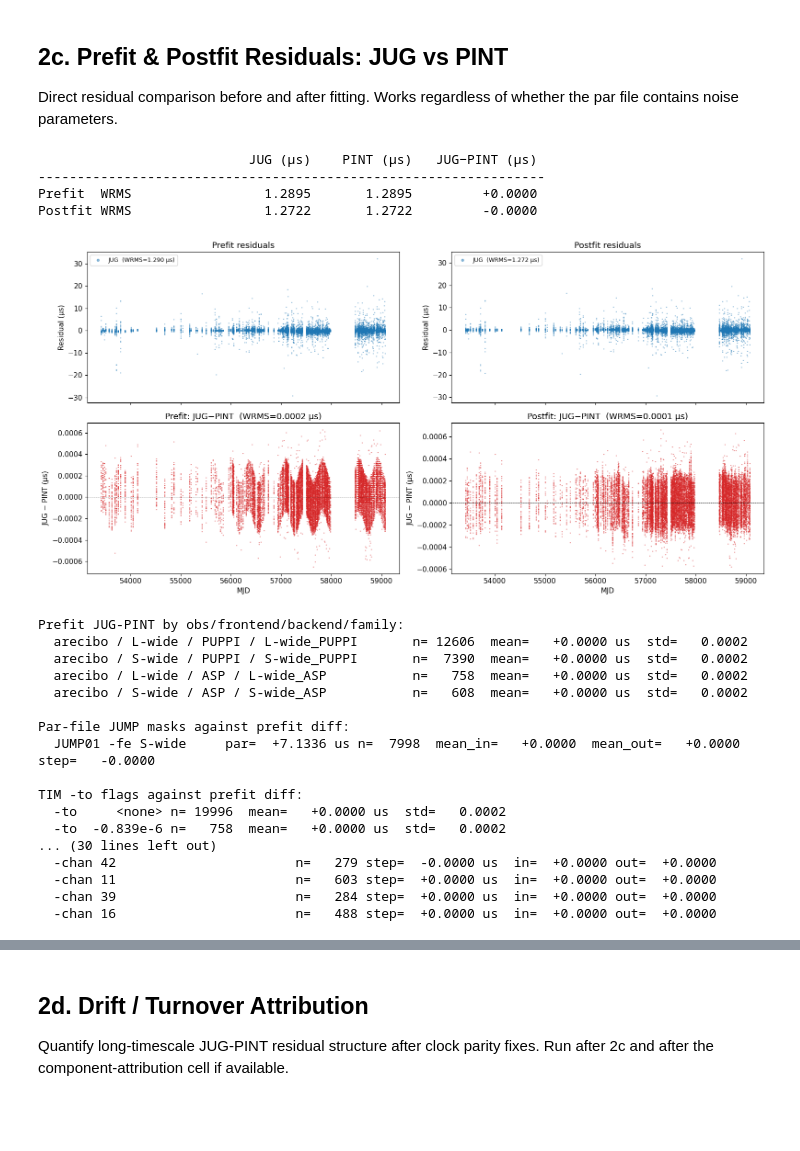
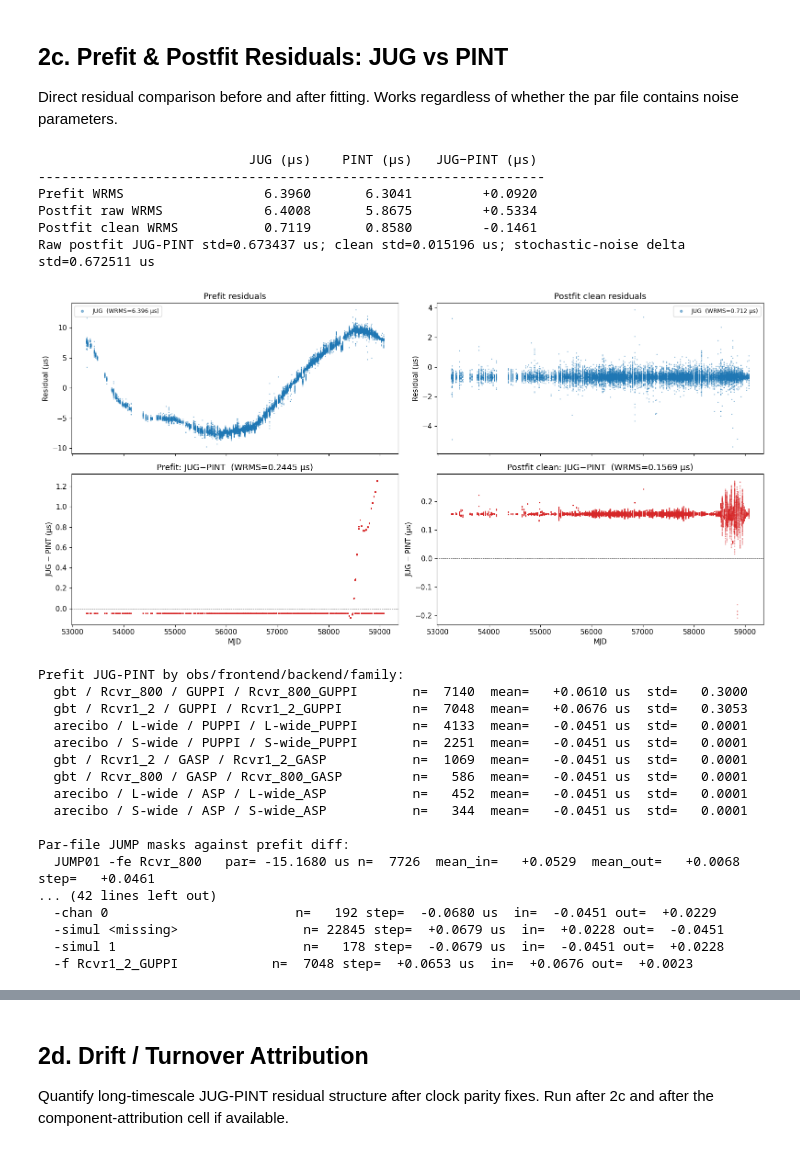
Before and after one commit to MattTMiles/jug, a Jupyter notebook: notebooks/jug_vs_pint_noise_comparison.ipynb, the cells around one changed output, grey strips where cells are left out. Saved outputs shown, nothing was run; the diff lists cells and outputs as text; code cells hidden in the pictures; blank space fills up the shorter version.

```diff
--- a/notebooks/jug_vs_pint_noise_comparison.ipynb
+++ b/notebooks/jug_vs_pint_noise_comparison.ipynb
@@ -130,8 +130,10 @@ Sorted for PINT: pks2gps.draft~, time_ao.dat, pks2gps.clk~, pks2gps.bkp, pks2gps
 # par = '/home/mattm/projects/jug_test_files/jug_debug/from_MKeith/Mike_K/ideal.par'
 # tim = '/home/mattm/projects/jug_test_files/jug_debug/from_MKeith/Mike_K/ideal.tim'
 
-par = "/home/mattm/soft/JUG/data/pulsars/NG_data/NG_15yr_partim/J1713+0747ao_PINT_20220306.nb.par"
-tim = "/home/mattm/soft/JUG/data/pulsars/NG_data/NG_15yr_partim/J1713+0747ao_PINT_20220306.nb.tim"
+psrtag = "B1937+21_PINT_20220306"
+
+par = f"/home/mattm/soft/JUG/data/pulsars/NG_data/NG_15yr_partim/{psrtag}.nb.par"
+tim = f"/home/mattm/soft/JUG/data/pulsars/NG_data/NG_15yr_partim/{psrtag}.nb.tim"
 
 # TNDM_OFFSET: Tempo2 DM basis uses 1/(DMKappa × freq_Hz²),
 # enterprise/JUG uses (1400/freq_MHz)². This offset converts between them.
@@ -257,6 +259,7 @@ _ALL_COMPONENTS = [
     ('Red Noise',  'RedNoise',       'pl_red_noise'),
     ('DM Noise',   'DMNoise',        'pl_DM_noise'),
     ('Chromatic',  'ChromaticNoise', 'pl_chrom_noise'),
+    ('ECORR',     'ECORR',          'ecorr_noise'),
 ]
 mapping = [(label, jkey, pkey) for label, jkey, pkey in _ALL_COMPONENTS if jkey in jug_nr]
 
@@ -292,16 +296,45 @@ pint_prefit_us = _pr.Residuals(pint_toas, _pint_model_pf).time_resids.to('s').va
 jug_prefit_us  = np.array(jug_result['residuals_prefit_us'])
 jug_postfit_us = jug_resids_us  # alias
 
+# GLS postfit residuals include stochastic noise realizations. For JUG-PINT
+# timing parity, compare after subtracting common stochastic components.
+_JUG_STOCHASTIC_NOISE = {'RedNoise', 'DMNoise', 'ChromaticNoise', 'ECORR'}
+_PINT_STOCHASTIC_NOISE = {'pl_red_noise', 'pl_DM_noise', 'pl_chrom_noise', 'ecorr_noise'}
+
+def _sum_noise_components(noise_dict, names, n):
+    total = np.zeros(n, dtype=float)
+    for _k, _v in noise_dict.items():
+        if _k not in names or str(_k).endswith('_err'):
+            continue
+        _arr = np.asarray(_v.to('s').value if hasattr(_v, 'to') else _v.value if hasattr(_v, 'value') else _v, dtype=float)
+        if _arr.shape == total.shape:
+            # PINT noise arrays carry units/seconds; JUG arrays are already us.
+            total += _arr * (1e6 if hasattr(_v, 'to') or hasattr(_v, 'value') else 1.0)
+    return total
+
+jug_stochastic_noise_us = _sum_noise_components(jug_nr, _JUG_STOCHASTIC_NOISE, len(jug_postfit_us))
+pint_stochastic_noise_us = _sum_noise_components(pint_noise_raw, _PINT_STOCHASTIC_NOISE, len(pint_resids_raw_us))
+jug_postfit_clean_us = jug_postfit_us - jug_stochastic_noise_us
+pint_postfit_clean_us = pint_resids_raw_us - pint_stochastic_noise_us
+
 # Summary table
 print(f'{"":22s} {"JUG (µs)":>12s} {"PINT (µs)":>12s} {"JUG−PINT (µs)":>15s}')
 print('-' * 65)
 for label, j_arr, p_arr in [
-    ('Prefit  WRMS', jug_prefit_us,  pint_prefit_us),
-    ('Postfit WRMS', jug_postfit_us, pint_resids_raw_us),
+    ('Prefit WRMS',        jug_prefit_us,       pint_prefit_us),
+    ('Postfit raw WRMS',   jug_postfit_us,      pint_resids_raw_us),
+    ('Postfit clean WRMS', jug_postfit_clean_us, pint_postfit_clean_us),
 ]:
     j_rms = np.sqrt(np.mean(j_arr**2))
     p_rms = np.sqrt(np.mean(p_arr**2))
     print(f'{label:22s} {j_rms:12.4f} {p_rms:12.4f} {j_rms - p_rms:+15.4f}')
+
+_raw_post_diff = jug_postfit_us - pint_resids_raw_us
+_clean_post_diff = jug_postfit_clean_us - pint_postfit_clean_us
+_noise_delta = jug_stochastic_noise_us - pint_stochastic_noise_us
+print(f'Raw postfit JUG-PINT std={np.std(_raw_post_diff):.6f} us; '
+      f'clean std={np.std(_clean_post_diff):.6f} us; '
+      f'stochastic-noise delta std={np.std(_noise_delta):.6f} us')
 
 # Plots: scatter + difference for prefit and postfit
 fig, axes = plt.subplots(2, 2, figsize=(16, 8), sharex=True)
@@ -309,7 +342,7 @@ _same_mjd = len(jug_mjd) == len(pint_mjd) and np.allclose(jug_mjd, pint_mjd, ato
 
 for col, (label, j_arr, p_arr) in enumerate([
     ('Prefit',  jug_prefit_us,  pint_prefit_us),
-    ('Postfit', jug_postfit_us, pint_resids_raw_us),
+    ('Postfit clean', jug_postfit_clean_us, pint_postfit_clean_us),
 ]):
     ylim = max(np.max(np.abs(j_arr)), np.max(np.abs(p_arr))) * 1.1
 
@@ -397,50 +430,52 @@ for _g, _idxs in sorted(_flag_groups.items(), key=lambda kv: -len(kv[1]))[:20]:
         _score = abs(_step) / np.sqrt(np.var(_left)/len(_left) + np.var(_right)/len(_right) + 1e-30)
         if _best is None or _score > _best[0]:
             _best = (_score, _x[_k], _step, np.mean(_left), np.mean(_right), len(_left), len(_right))
     if _best is not None:
         _score, _mjd0, _step, _ml, _mr, _nl, _nr = _best
         print(f'  {" / ".join(map(str, _g)):45s} mjd~{_mjd0:.3f} step={_step:+9.4f} us  left={_ml:+9.4f} ({_nl}) right={_mr:+9.4f} ({_nr})')
 
 print('\nLargest prefit JUG-PINT splits by individual TIM flags:')
 _flag_names = sorted({k for _fl in _toa_flags for k in _fl.keys()})
 _skip_flag_names = {'pn', 'pout_gibbs', 'snr', 'flux', 'fluxe', 'gof', 'wt', 'subint'}
 _flag_splits = []
 for _fname in _flag_names:
     if _fname in _skip_flag_names:
         continue
     _vals = sorted({_fl.get(_fname, '<missing>') for _fl in _toa_flags})
     if len(_vals) > 80:
         continue
     for _val in _vals:
         _mask = np.array([_fl.get(_fname, '<missing>') == _val for _fl in _toa_flags], dtype=bool)
         _n = int(np.sum(_mask))
         if _n < 20 or _n > len(_mask)-20:
             continue
         _step = np.mean(_prefit_diff_us[_mask]) - np.mean(_prefit_diff_us[~_mask])
         _flag_splits.append((abs(_step), _step, _fname, _val, _n,
                              np.mean(_prefit_diff_us[_mask]), np.mean(_prefit_diff_us[~_mask])))
 for _absstep, _step, _fname, _val, _n, _min, _mout in sorted(_flag_splits, reverse=True)[:25]:
     print(f'  -{_fname} {_val:24s} n={_n:6d} step={_step:+9.4f} us  in={_min:+9.4f} out={_mout:+9.4f}')
 # %% [output]
                            JUG (µs)    PINT (µs)   JUG−PINT (µs)
 -----------------------------------------------------------------
-Prefit  WRMS                 1.2895       1.2895         +0.0000
-Postfit WRMS                 1.2722       1.2722         -0.0000
+Prefit WRMS                  6.3960       6.3041         +0.0920
+Postfit raw WRMS             6.4008       5.8675         +0.5334
+Postfit clean WRMS           0.7119       0.8580         -0.1461
+Raw postfit JUG-PINT std=0.673437 us; clean std=0.015196 us; stochastic-noise delta std=0.672511 us
-[figure, old version]
+[figure, new version]
 Prefit JUG-PINT by obs/frontend/backend/family:
-  arecibo / L-wide / PUPPI / L-wide_PUPPI       n= 12606  mean=   +0.0000 us  std=   0.0002
-  arecibo / S-wide / PUPPI / S-wide_PUPPI       n=  7390  mean=   +0.0000 us  std=   0.0002
-  arecibo / L-wide / ASP / L-wide_ASP           n=   758  mean=   +0.0000 us  std=   0.0002
-  arecibo / S-wide / ASP / S-wide_ASP           n=   608  mean=   +0.0000 us  std=   0.0002
+  gbt / Rcvr_800 / GUPPI / Rcvr_800_GUPPI       n=  7140  mean=   +0.0610 us  std=   0.3000
+  gbt / Rcvr1_2 / GUPPI / Rcvr1_2_GUPPI         n=  7048  mean=   +0.0676 us  std=   0.3053
+  arecibo / L-wide / PUPPI / L-wide_PUPPI       n=  4133  mean=   -0.0451 us  std=   0.0001
+  arecibo / S-wide / PUPPI / S-wide_PUPPI       n=  2251  mean=   -0.0451 us  std=   0.0001
+  gbt / Rcvr1_2 / GASP / Rcvr1_2_GASP           n=  1069  mean=   -0.0451 us  std=   0.0001
+  gbt / Rcvr_800 / GASP / Rcvr_800_GASP         n=   586  mean=   -0.0451 us  std=   0.0001
+  arecibo / L-wide / ASP / L-wide_ASP           n=   452  mean=   -0.0451 us  std=   0.0001
+  arecibo / S-wide / ASP / S-wide_ASP           n=   344  mean=   -0.0451 us  std=   0.0001
 
 Par-file JUMP masks against prefit diff:
-  JUMP01 -fe S-wide     par=  +7.1336 us n=  7998  mean_in=   +0.0000  mean_out=   +0.0000  step=   -0.0000
-
-TIM -to flags against prefit diff:
-  -to     <none> n= 19996  mean=   +0.0000 us  std=   0.0002
-  -to  -0.839e-6 n=   758  mean=   +0.0000 us  std=   0.0002
-... (30 lines left out)
-  -chan 42                       n=   279 step=  -0.0000 us  in=  +0.0000 out=  +0.0000
-  -chan 11                       n=   603 step=  +0.0000 us  in=  +0.0000 out=  +0.0000
-  -chan 39                       n=   284 step=  +0.0000 us  in=  +0.0000 out=  +0.0000
-  -chan 16                       n=   488 step=  +0.0000 us  in=  +0.0000 out=  +0.0000
+  JUMP01 -fe Rcvr_800   par= -15.1680 us n=  7726  mean_in=   +0.0529  mean_out=   +0.0068  step=   +0.0461
+... (42 lines left out)
+  -chan 0                        n=   192 step=  -0.0680 us  in=  -0.0451 out=  +0.0229
+  -simul <missing>                n= 22845 step=  +0.0679 us  in=  +0.0228 out=  -0.0451
+  -simul 1                        n=   178 step=  -0.0679 us  in=  -0.0451 out=  +0.0228
+  -f Rcvr1_2_GUPPI            n=  7048 step=  +0.0653 us  in=  +0.0676 out=  +0.0023
```
Also changed, not shown: parts of 48 cells of this notebook, 8 other files.
